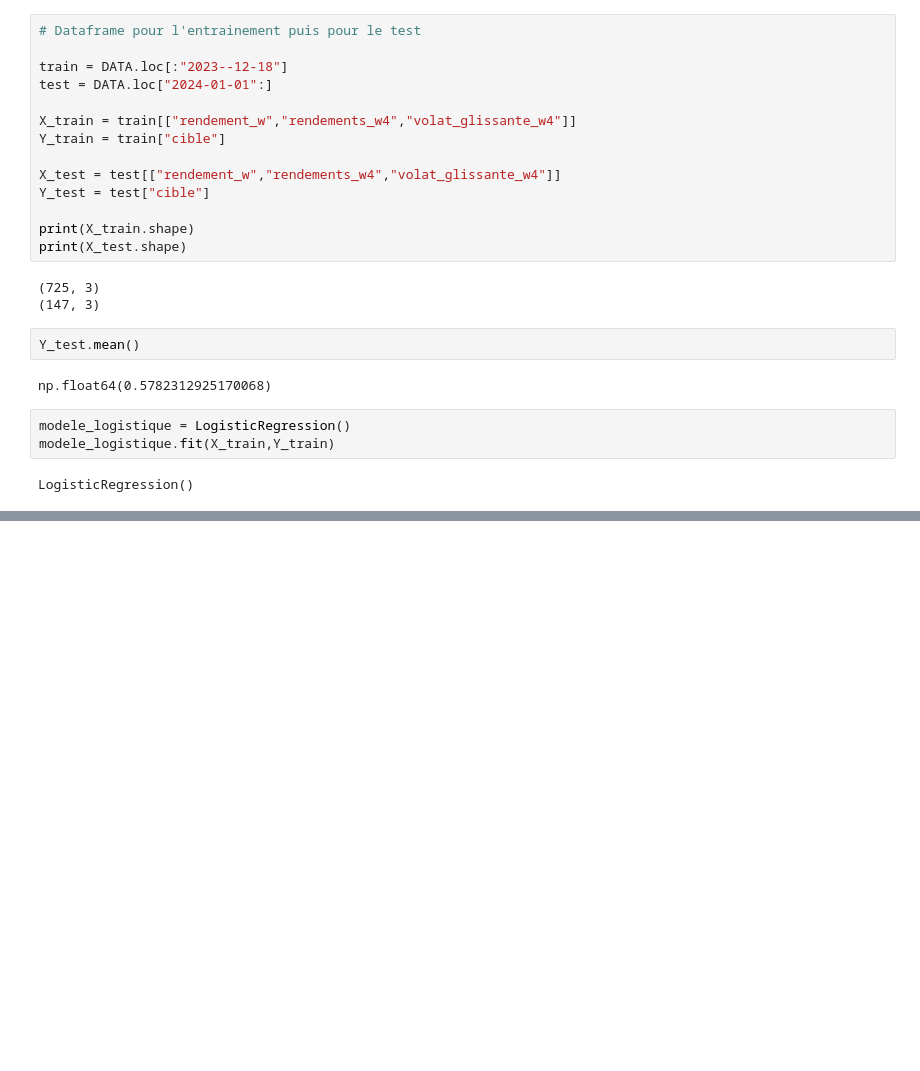
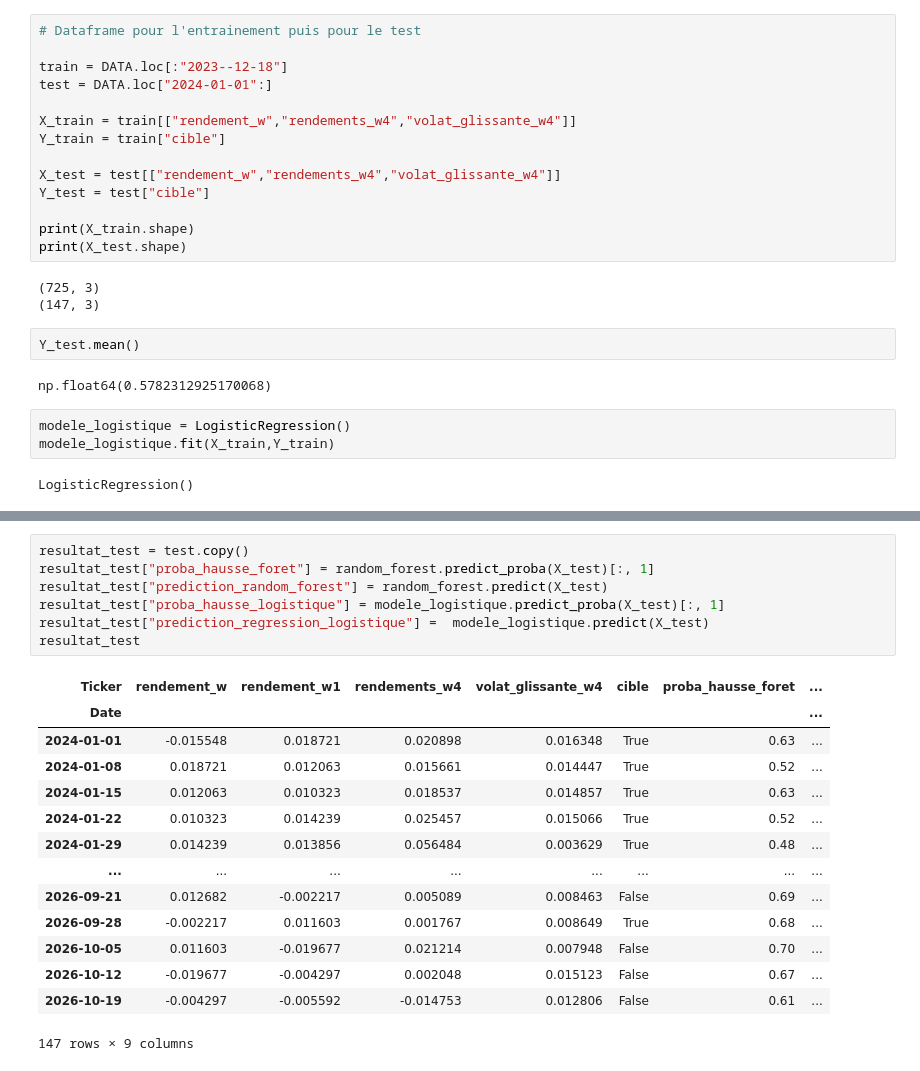
Before and after one commit to lajord/Quant_lab, a Jupyter notebook: projects/03-market-predictor/main.ipynb, the cells around one changed output, grey strips where cells are left out. Drawn from its saved outputs; the diff is of its cells as text; blank space fills up the shorter version.

```diff
--- a/projects/03-market-predictor/main.ipynb
+++ b/projects/03-market-predictor/main.ipynb
@@ -178,0 +180,22 @@ print(probas[:,1].min())
+# %%
+resultat_test = test.copy()
+resultat_test["proba_hausse_foret"] = random_forest.predict_proba(X_test)[:, 1]
+resultat_test["prediction_random_forest"] = random_forest.predict(X_test)
+resultat_test["proba_hausse_logistique"] = modele_logistique.predict_proba(X_test)[:, 1]
+resultat_test["prediction_regression_logistique"] =  modele_logistique.predict(X_test)
+resultat_test
+# %% [output]
+| Ticker | rendement_w | rendement_w1 | rendements_w4 | volat_glissante_w4 | cible | proba_hausse_foret | ... |
+| Date |  |  |  |  |  |  | ... |
+| 2024-01-01 | -0.015548 | 0.018721 | 0.020898 | 0.016348 | True | 0.63 | ... |
+| 2024-01-08 | 0.018721 | 0.012063 | 0.015661 | 0.014447 | True | 0.52 | ... |
+| 2024-01-15 | 0.012063 | 0.010323 | 0.018537 | 0.014857 | True | 0.63 | ... |
+| 2024-01-22 | 0.010323 | 0.014239 | 0.025457 | 0.015066 | True | 0.52 | ... |
+| 2024-01-29 | 0.014239 | 0.013856 | 0.056484 | 0.003629 | True | 0.48 | ... |
+| ... | ... | ... | ... | ... | ... | ... | ... |
+| 2026-09-21 | 0.012682 | -0.002217 | 0.005089 | 0.008463 | False | 0.69 | ... |
+| 2026-09-28 | -0.002217 | 0.011603 | 0.001767 | 0.008649 | True | 0.68 | ... |
+| 2026-10-05 | 0.011603 | -0.019677 | 0.021214 | 0.007948 | False | 0.70 | ... |
+| 2026-10-12 | -0.019677 | -0.004297 | 0.002048 | 0.015123 | False | 0.67 | ... |
+| 2026-10-19 | -0.004297 | -0.005592 | -0.014753 | 0.012806 | False | 0.61 | ... |
+147 rows × 9 columns
```
Also changed, not shown: parts of 8 cells of this notebook, 1 other file.
